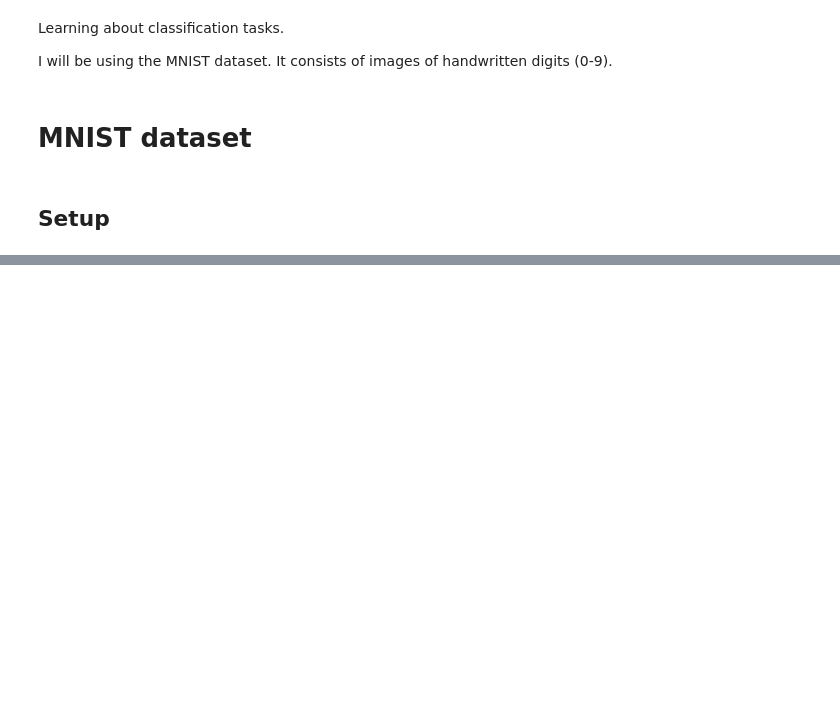
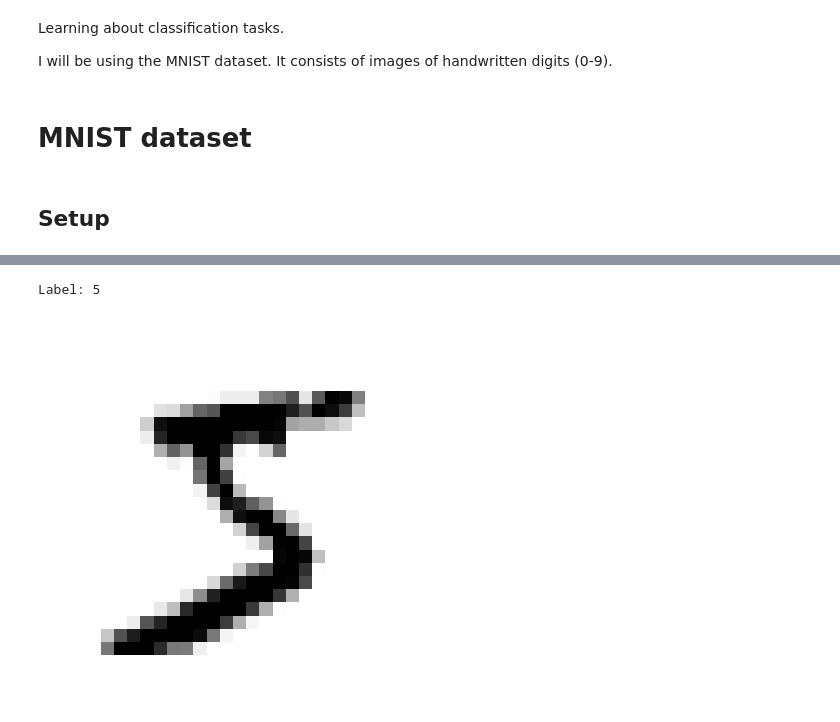
Before and after one commit to MrIsCM/Learning-Machine-Learning, a Jupyter notebook: Notebooks/03_classification.ipynb, the cells around one changed output, grey strips where cells are left out. Cells and saved outputs as stored; diff of their text form; code cells hidden in the pictures; blank space fills up the shorter version.

```diff
--- a/Notebooks/03_classification.ipynb
+++ b/Notebooks/03_classification.ipynb
@@ -29,3 +29,5 @@ mnist = fetch_openml('mnist_784', as_frame=False)
 # %%
 IMAGE_PATH = Path("../images/classification")
 IMAGE_PATH.mkdir(parents=True, exist_ok=True)
+# %%
+X, y = mnist.data, mnist.target
@@ -31,0 +61,13 @@ IMAGE_PATH.mkdir(parents=True, exist_ok=True)
+# %%
+def plot_digit(data):
+	image = data.reshape(28, 28)
+	plt.imshow(image, cmap="binary")
+	plt.axis("off")
+
+some_index = 0
+some_digit = X[some_index]
+plot_digit(some_digit)
+print(f"Label: {y[some_index]}")
+# %% [output]
+Label: 5
+[figure, added]
```
Also changed, not shown: parts of 42 cells of this notebook.
